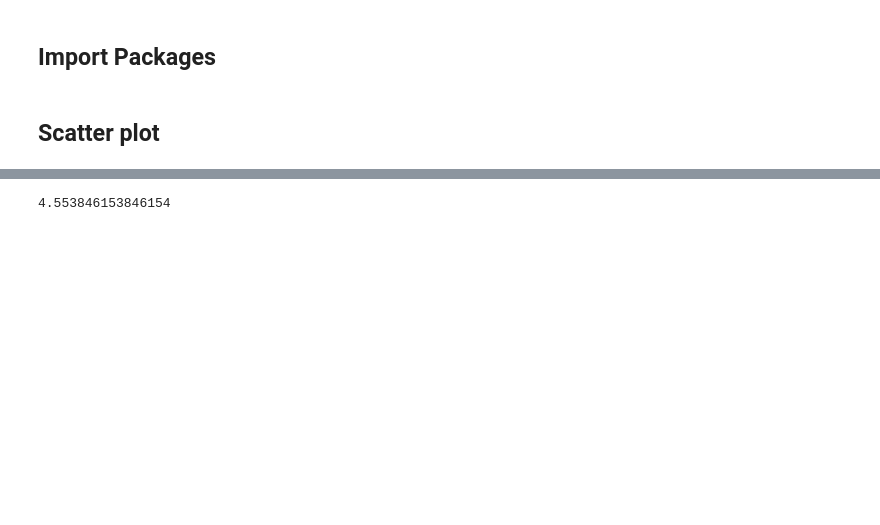
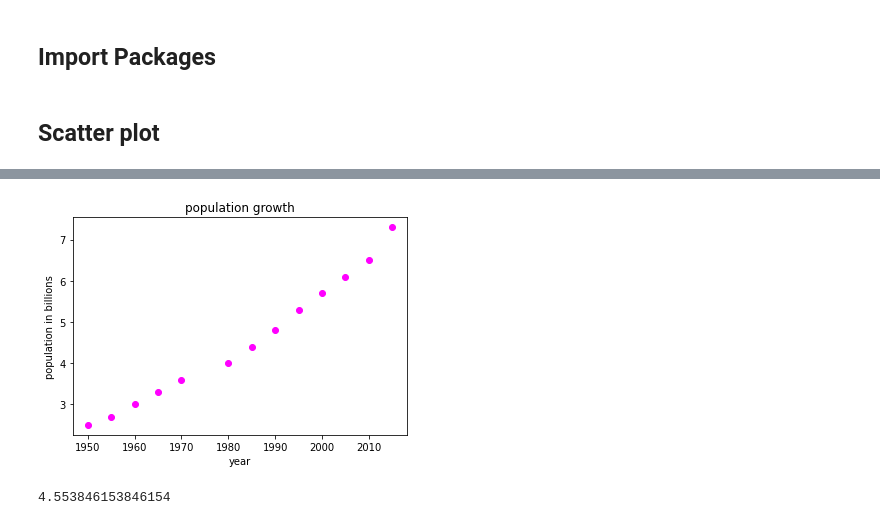
Before and after one commit to MariamKotob/ML2-notebook, a Jupyter notebook: 3-Data Visualization.ipynb, the cells around one changed output, grey strips where cells are left out. Cells and saved outputs as stored; diff of their text form; code cells hidden in the pictures; blank space fills up the shorter version.

```diff
--- a/3-Data Visualization.ipynb
+++ b/3-Data Visualization.ipynb
@@ -19,3 +23,11 @@ pops=[2.5,2.7,3.0,3.3,3.6,4.0,4.4,4.8,5.3,5.7,6.1,6.5,7.3]
+# %%
+plt.scatter(years, pops, color=(1, 0, 1))
+plt.ylabel('population in billions')
+plt.xlabel('year')
+plt.title('population growth')
+plt.show()
+# %% [output]
+[figure, added]
 # %%
 import numpy as np
 np.mean(pops)
```
Also changed, not shown: parts of 9 cells of this notebook.
